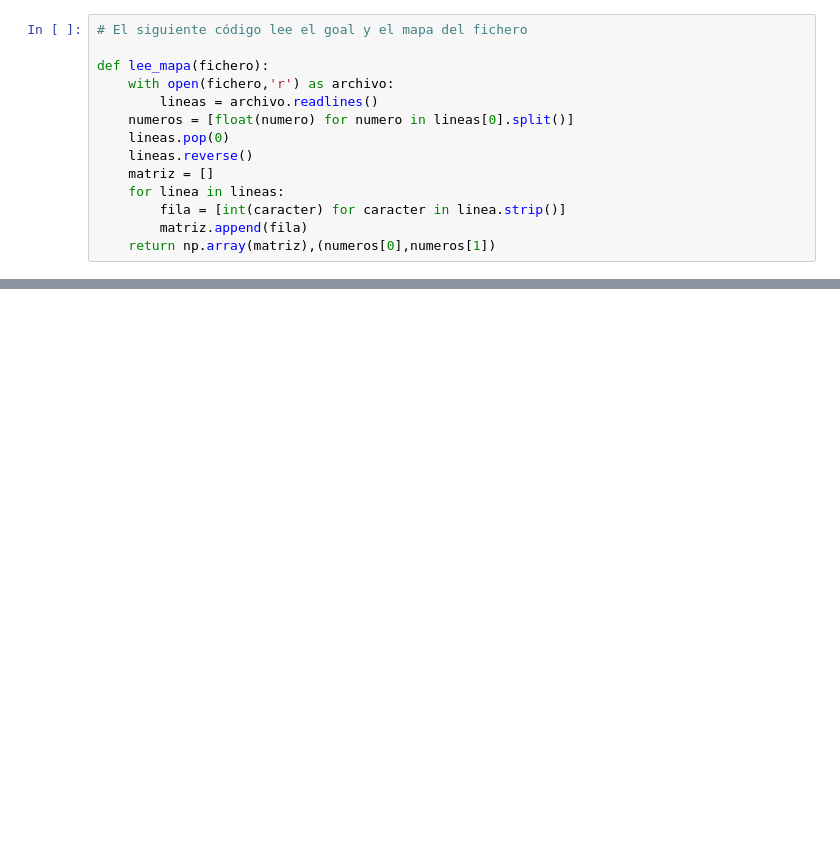
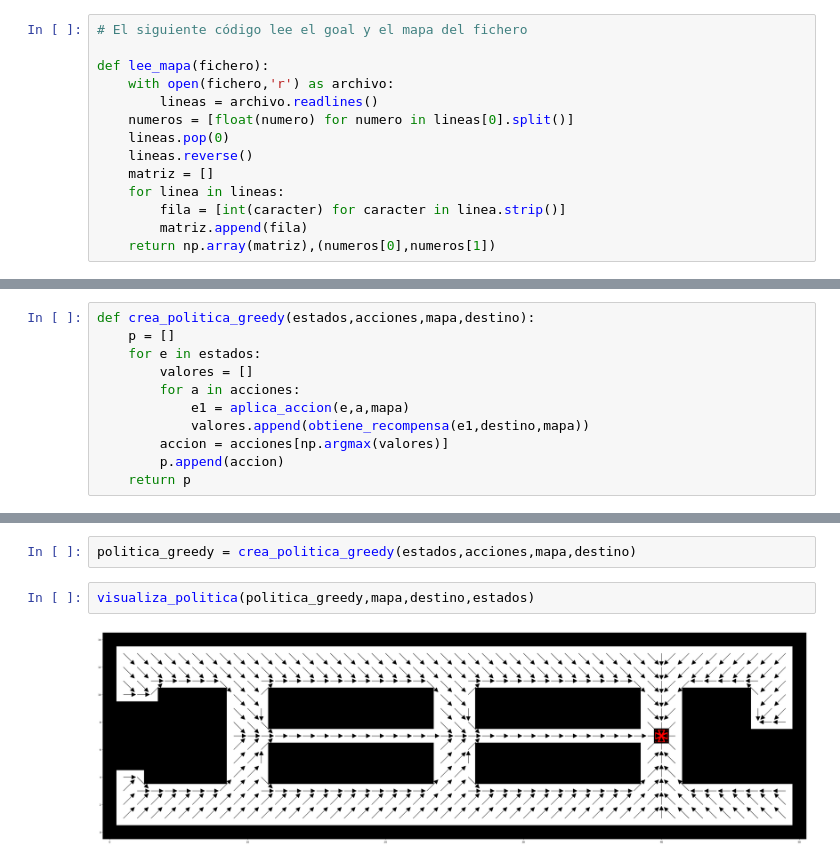
Before and after one commit to rgavira123/AprendizajeRefuerzUS, a Jupyter notebook: src/Q_Learning.ipynb, the cells around one changed output, grey strips where cells are left out. Drawn from its saved outputs; the diff is of its cells as text; blank space fills up the shorter version.

```diff
--- a/src/Q_Learning.ipynb
+++ b/src/Q_Learning.ipynb
@@ -21,0 +231,11 @@ FileNotFoundError: [Errno 2] No such file or directory: 'data/map1.txt'
+# %%
+def crea_politica_greedy(estados,acciones,mapa,destino):
+    p = []
+    for e in estados:
+        valores = []
+        for a in acciones:
+            e1 = aplica_accion(e,a,mapa)
+            valores.append(obtiene_recompensa(e1,destino,mapa))
+        accion = acciones[np.argmax(valores)]
+        p.append(accion)
+    return p
@@ -21,0 +262,6 @@ FileNotFoundError: [Errno 2] No such file or directory: 'data/map1.txt'
+# %%
+politica_greedy = crea_politica_greedy(estados,acciones,mapa,destino)
+# %%
+visualiza_politica(politica_greedy,mapa,destino,estados)
+# %% [output]
+[figure, added]
```
Also changed, not shown: parts of 27 cells of this notebook.
